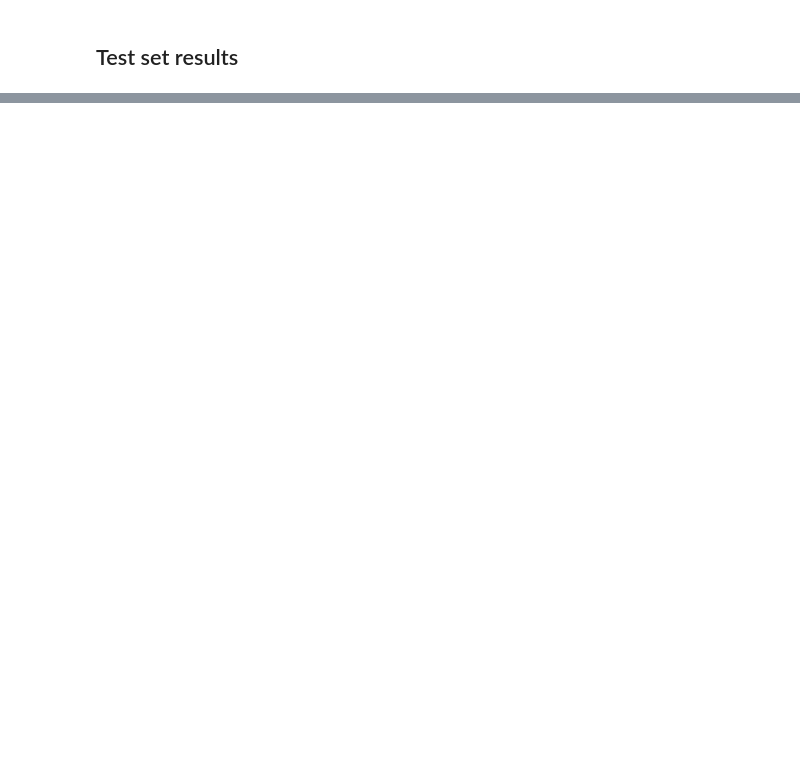
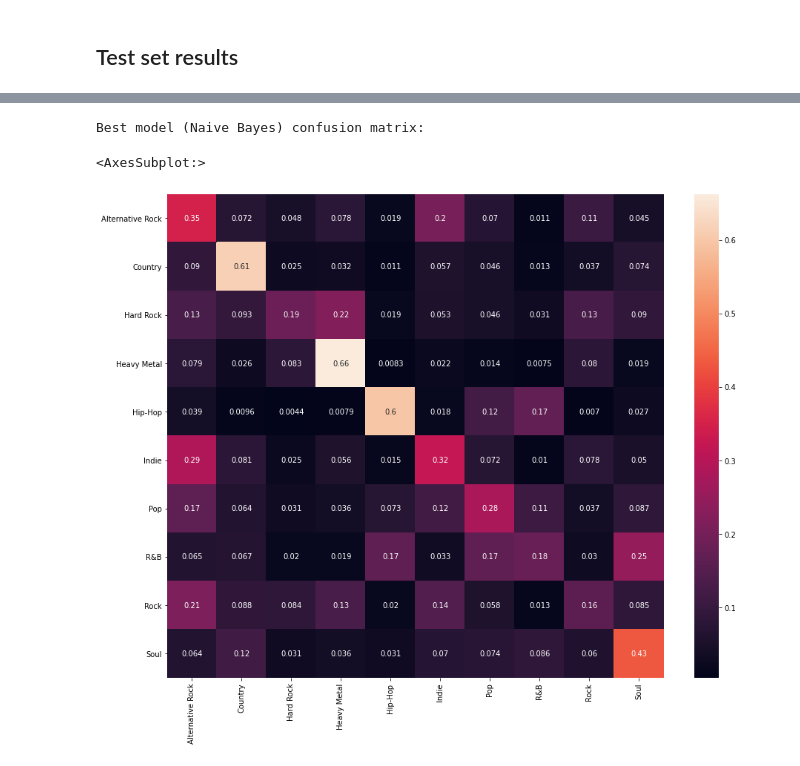
Before and after one commit to AlexaHernandez/music-genre-classification, a Jupyter notebook: notebooks/helgi-03-hp-search-first-pass.ipynb, the cells around one changed output, grey strips where cells are left out. Drawn from its saved outputs; the diff is of its cells as text; code cells hidden in the pictures; blank space fills up the shorter version.

Commit message:
Adding multi-label classification results and extracting training logic into a processing module

```diff
--- a/notebooks/helgi-03-hp-search-first-pass.ipynb
+++ b/notebooks/helgi-03-hp-search-first-pass.ipynb
@@ -235,21 +116,16 @@ Ratio of data used: 80000/80000 = 1.00
 # %%
 search_params = {
     'data': {
-        'tokenizer': [Lemmatizer(), Stemmer()],
-        'stop_words': ['english', None],
-        'min_df': [1, 2, 3] # Minimum token frequency
+        'tokenizer': [Lemmatizer, Stemmer],
+        'stop_words': [StopWords('nltk_english'), StopWords('None', [])],
+        'min_df': [0, 1, 2, 3] # Minimum token frequency
     },
     'model': {
         'logistic_regression': {
             'eta0': [1e-3, 1e-2, 1e-1], # learning rate
             'alpha': [1e-3, 1e-2, 1e-1], # regularization
-            'max_iter': np.arange(start=1, stop=5), # epochs
-            'random_state': [random_state]
-        },
-        'linear_support_vector_machine': {
-            'kernel': ['linear'],
-            'max_iter': np.arange(start=1, stop=5), # epochs
-            'C': [1e-3, 1e-2, 1e-1], # L2 regularization
+            'max_iter': np.arange(start=1, stop=10), # epochs
+            'loss': ['log'],
             'random_state': [random_state]
         },
         'naive_bayes': {
@@ -257,7 +133,7 @@ search_params = {
         },
         'random_forest': {
             'n_estimators': np.arange(start=10, stop=1000, step=10),
-            'max_depth': np.append(np.array(None), np.arange(start=1, stop=5, step=2)),
+            'max_depth': np.arange(start=1, stop=10, step=2),
             'random_state': [random_state]
         }
     }
@@ -265,20 +141,6 @@ search_params = {
 
 models = {
     'logistic_regression': sklearn.linear_model.SGDClassifier,
-    #'linear_support_vector_machine': sklearn.svm.SVC,
     'naive_bayes': sklearn.naive_bayes.MultinomialNB,
-    #'random_forest': sklearn.ensemble.RandomForestClassifier
+    'random_forest': sklearn.ensemble.RandomForestClassifier
 }
-
-data_sets, results = random_search(models, search_params, n_datasets=2, n_models=3)
-
-for i, params in enumerate(data_sets):
-    print(f'\nDataset variation {i+1}: {params}')
-    model_results = results[i]
-    for model_name, params in model_results.items():
-        print(f'\t{model_name}:')
-        for j in range(len(params)):
-            print('\t\t{}'.format({
-                    'model_params': params[j]['model_params'],
-                    'valid_accuracy': params[j]['valid_accuracy']
-            }))
@@ -312,0 +147,2 @@ Dataset variation 1: {'tokenizer': <__main__.Lemmatizer object at 0x...>, 'stop_
+# %%
+data_sets, results = random_search(models, data, search_params, n_datasets=4, n_models=4, multi_label=False)
@@ -350,0 +231,10 @@ Best model (Naive Bayes) confusion matrix:
+# %%
+print('Best model (Naive Bayes) confusion matrix:')
+confusion_matrix = results[2]['naive_bayes'][0]['df_test_confusion_matrix']
+plt.figure(figsize = (15,12))
+plt.xticks(rotation=90)
+sns.heatmap(confusion_matrix, annot=True)
+# %% [output]
+Best model (Naive Bayes) confusion matrix:
+<AxesSubplot:>
+[figure, added]
```
Also changed, not shown: parts of 11 cells of this notebook, 5 other files.
